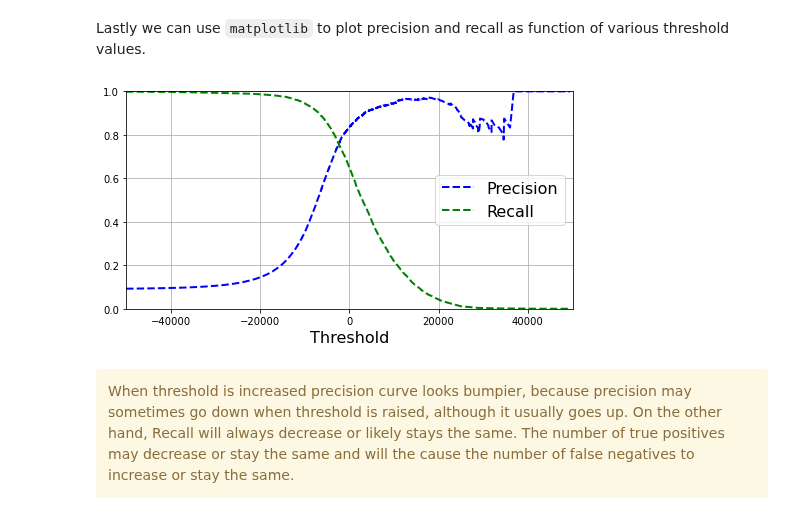
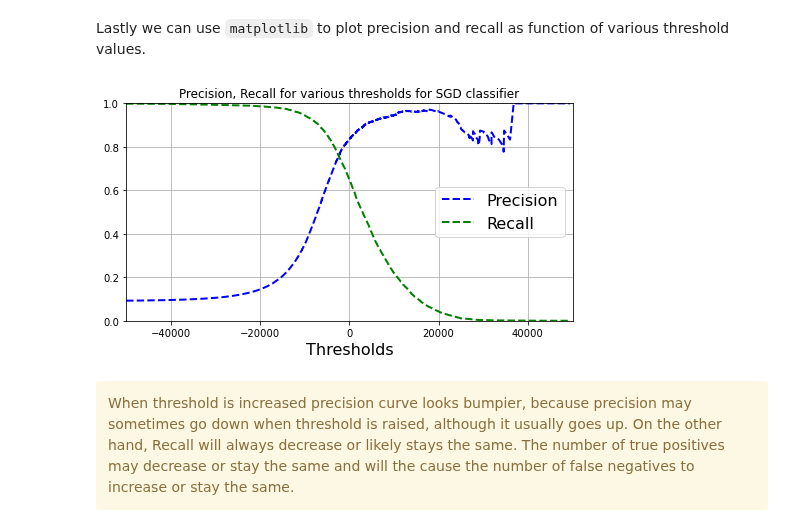
Before and after one commit to mandliya/ml, a Jupyter notebook: hands_on_machine_learning/3/Classification.ipynb, the cells around one changed output. Saved outputs shown, nothing was run; the diff lists cells and outputs as text; code cells hidden in the pictures.

```diff
--- a/hands_on_machine_learning/3/Classification.ipynb
+++ b/hands_on_machine_learning/3/Classification.ipynb
@@ -354,19 +357,21 @@ precisions, recalls, thresholds = precision_recall_curve(y_train_5, y_scores)
 # %% [markdown]
 Lastly we can use `matplotlib` to plot precision and recall as function of various threshold values.
 # %%
-def plot_precision_recall_vs_threshold(precisions, recalls, thresholds):
+def plot_precision_recall_vs_threshold(precisions, recalls, thresholds, title):
     plt.plot(thresholds, precisions[:-1], "b--", label="Precision", linewidth=2)
     plt.plot(thresholds, recalls[:-1], "g--", label="Recall", linewidth=2)
     plt.legend(loc="center right", fontsize=16)
-    plt.xlabel("Threshold", fontsize=16)
+    plt.xlabel("Thresholds", fontsize=16)
+    plt.title(title)
     plt.axis([-50000, 50000, 0, 1])
 
 
 plt.figure(figsize=(8,4))
 plt.grid(True)
-plot_precision_recall_vs_threshold(precisions, recalls, thresholds)
+plot_precision_recall_vs_threshold(precisions, recalls, thresholds,
+                                   "Precision, Recall for various thresholds for SGD classifier")
 # %% [output]
-[figure, old version]
+[figure, new version]
 # %% [markdown]
 <div class="alert alert-block alert-warning">
 When threshold is increased precision curve looks bumpier, because precision may sometimes go down when threshold is raised, although it usually goes up. On the other hand, Recall will always decrease or likely stays the same. The number of true positives may decrease or stay the same and will the cause the number of false negatives to increase or stay the same.
```
Also changed, not shown: parts of 24 cells of this notebook, 2 other files.
